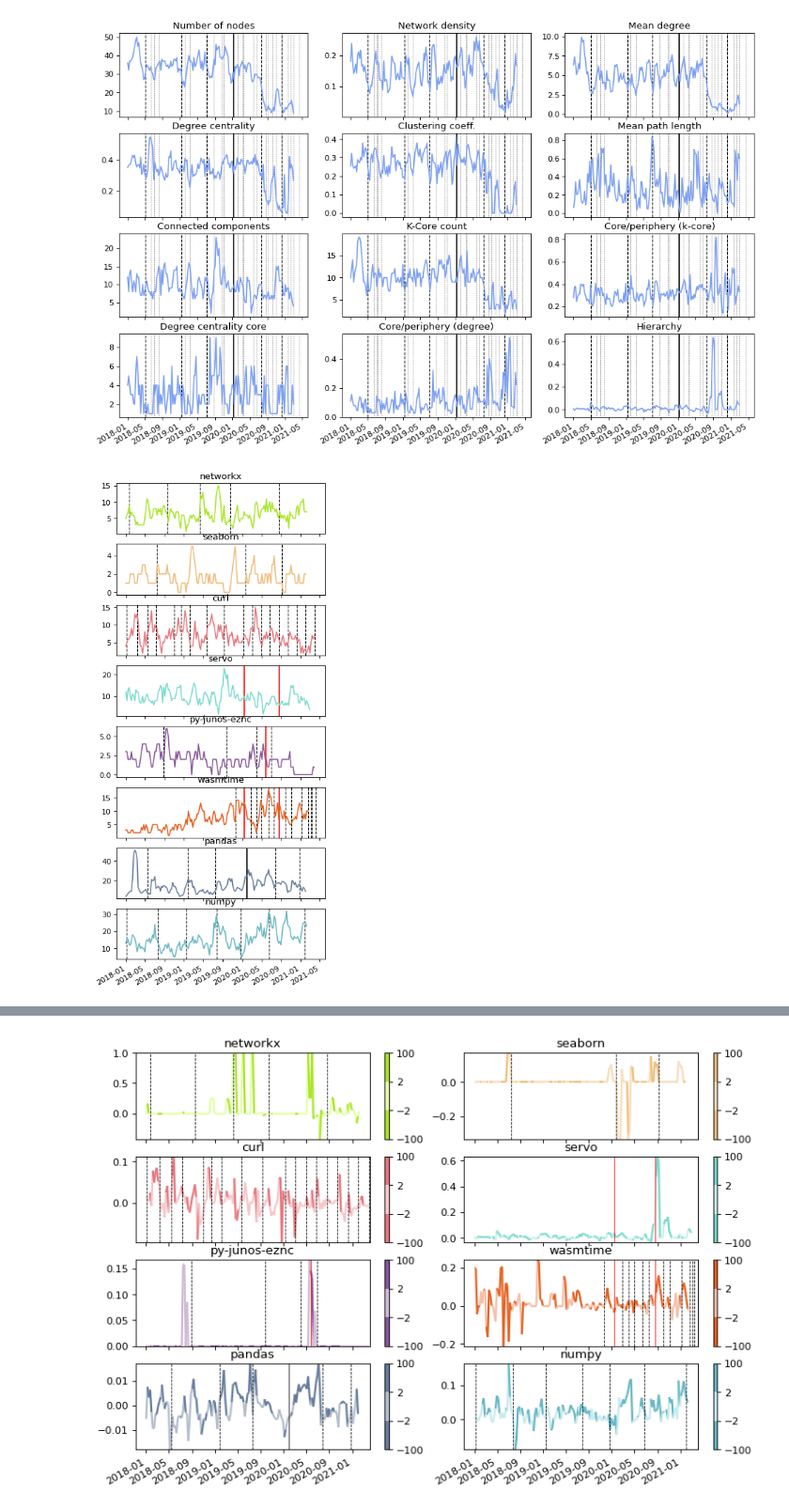
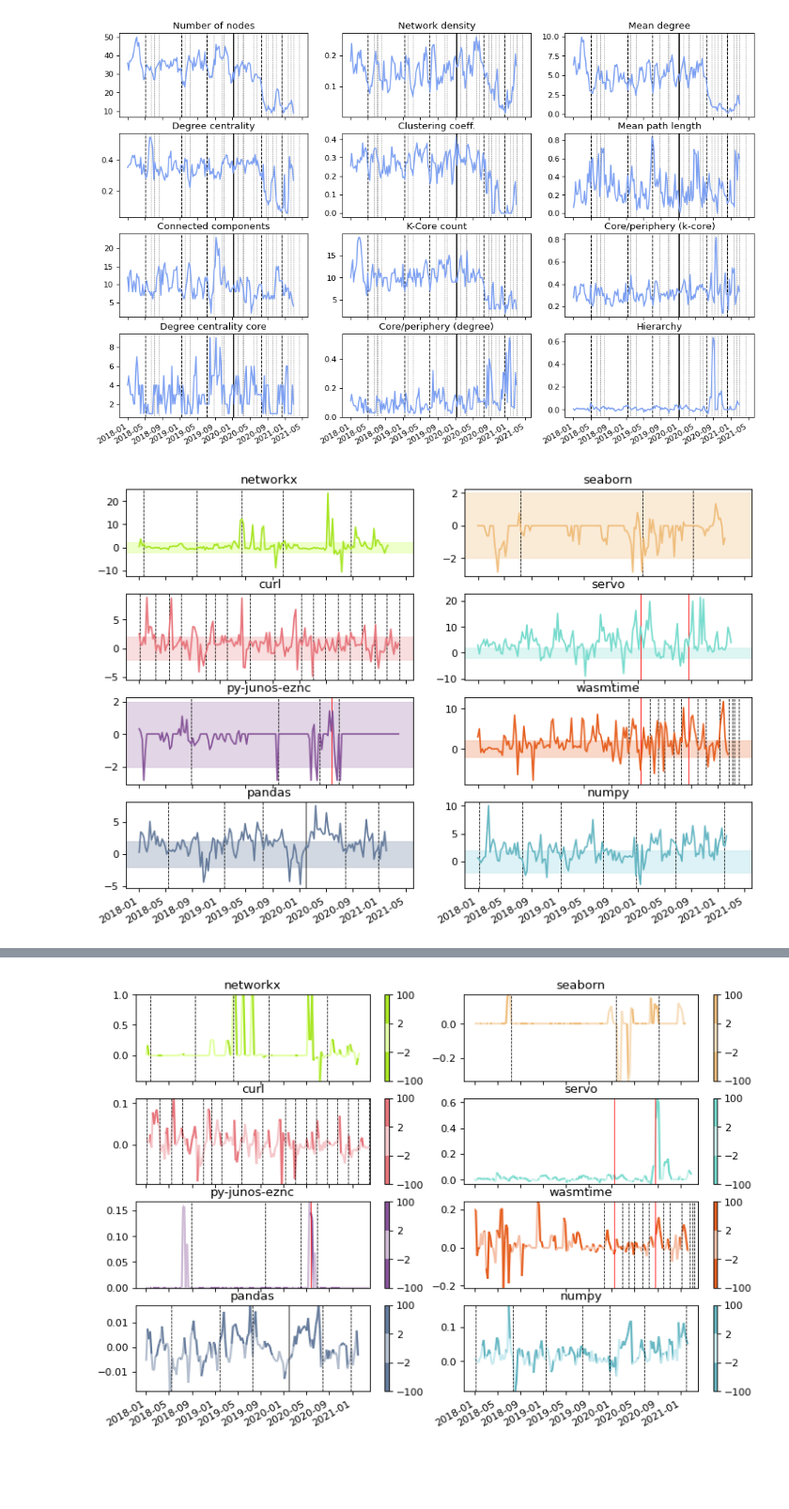
Before and after one commit to csepanyij/master-thesis, a Jupyter notebook: notebooks/releases.ipynb, the cells around one changed output, grey strips where cells are left out. Shown at 94% size. Saved outputs shown, nothing was run; the diff lists cells and outputs as text; code cells hidden in the pictures; blank space fills up the shorter version.

Commit message:
plots, semver linreg fixed

```diff
--- a/notebooks/releases.ipynb
+++ b/notebooks/releases.ipynb
@@ -852,77 +873,60 @@ stat_names = [
     'Mean path length',
     'Connected components',
     'K-Core count',
     'Core/periphery (k-core)',
     'Degree centrality core',
     'Core/periphery (degree)',
     'Hierarchy'
 ]
 
-fig = plt.figure(figsize=(5, 13), dpi=80)
+fig = plt.figure(figsize=(11, 8), dpi=80)
 #fig = plt.figure(figsize=(5, 1.6), dpi=80)
-gs = fig.add_gridspec(8, 1, hspace=0.2, wspace=0.18)
+gs = fig.add_gridspec(4, 2, hspace=0.2, wspace=0.18)
 plots = gs.subplots(sharex=True)
 #plot = fig.subplots(sharex=True)
 myFmt = mdates.DateFormatter('%Y-%m')
 i = 0
 
 repos_for_stats = [
     'networkx',
     'seaborn',
     'curl',
     'servo',
     'py-junos-eznc',
     'wasmtime',
     'pandas',
     'numpy'
 ]
 
 for plot_row in plots:
-    #for plot in plot_row:
-    plot = plot_row
-    try:
-        current_repo = repos_for_stats[i]
-        #plot.suptitle(stat_names[i], fontsize=20)
-        plot.set_title(current_repo)
-        for r in repo_releases[current_repo]:
-            if repo_releases[current_repo][r] == 'major':
-                plot.axvline(x=r, color='black', ls='-')
-            elif repo_releases[current_repo][r] == 'minor':
-                plot.axvline(x=r, color='black', ls='--', lw=1)
-            elif repo_releases[current_repo][r] == 'patch':
-            #    plot.axvline(x=r, color='black', ls=':', lw=0.5)
-                pass
-            else:
-                plot.axvline(x=r, color='red', ls='-')
-
-        #plot.plot(x[repos[current_repo]['repo']], [y['Number of nodes'] for y in stats[repos[current_repo]['repo']]], label = current_repo, color = repo_colors[current_repo])
-        #plot.plot(x[current_repo], [y['Mean path length'] for y in stats[current_repo]], label = current_repo, color = repo_colors[current_repo]['shade2'])
-        #plot.set_ylabel('clust. coeff.')
-        #plot2 = plot.twinx()
-        #plot2.plot(x[repos[current_repo]['repo']], [y['Mean path length'] for y in stats[repos[current_repo]['repo']]], label = current_repo, color = repo_colors[current_repo]['shade1'])
-        #plot2.set_ylabel('density')
-
-        #plot.plot(x[repos[current_repo]['repo']], [y['Degree centrality'] for y in stats[repos[current_repo]['repo']]], label = current_repo, color = repo_colors[current_repo])
-        #plot.plot(x[repos[current_repo]['repo']], [y['Clustering coeff.'] for y in stats[repos[current_repo]['repo']]], label = current_repo, color = repo_colors[current_repo])
-        #plot.plot(x[repos[current_repo]['repo']], [y['Mean path length'] for y in stats[repos[current_repo]['repo']]], label = current_repo, color = repo_colors[current_repo])
-        plot.plot(x[current_repo], [y['Connected components'] for y in stats[current_repo]], label = current_repo, color = repo_colors[current_repo]['shade1'])
-        #plot2 = plot.twinx()
-        #plot.plot(x[current_repo], [y['Connected components'] for y in random_stats[current_repo]], label = current_repo, color = repo_colors[current_repo]['shade2'])
-
-        #plot.plot(x[repos[current_repo]['repo']], [y['K-Core count'] for y in stats[repos[current_repo]['repo']]], label = current_repo, color = repo_colors[current_repo])
-        #plot.plot(x[repos[current_repo]['repo']], [y['Core/periphery (k-core)'] for y in stats[repos[current_repo]['repo']]], label = current_repo, color = repo_colors[current_repo])
-        #plot.plot(x[repos[current_repo]['repo']], [y['Degree centrality core'] for y in stats[repos[current_repo]['repo']]], label = current_repo, color = repo_colors[current_repo])
-        #plot.plot(x[repos[current_repo]['repo']], [y['Core/periphery (degree)'] for y in stats[repos[current_repo]['repo']]], label = current_repo, color = repo_colors[current_repo])
-        #plot.plot(x[repos[current_repo]['repo']], [y['Hierarchy'] for y in stats[repos[current_repo]['repo']]], label = current_repo, color = repo_colors[current_repo])
-        plot.xaxis.set_major_formatter(myFmt)
-        #plot.set_ylim(ymin=0)
-        #plot.spines['right'].set_visible(False)
-        #plot.spines['top'].set_visible(False)
-        #plot.axhspan(-2, 2,color = repo_colors[current_repo]['shade2'],alpha=0.6)
-        i = i + 1
-    except IndexError:
-        pass
+    for plot in plot_row:
+    #plot = plot_row
+        try:
+            current_repo = repos_for_stats[i]
+            #plot.suptitle(stat_names[i], fontsize=20)
+            plot.set_title(current_repo)
+            for r in repo_releases[current_repo]:
+                if repo_releases[current_repo][r] == 'major' and current_repo != 'servo':
+                    plot.axvline(x=r, color='black', ls='-', lw=0.7)
+                elif repo_releases[current_repo][r] == 'minor' and current_repo != 'servo':
+                    plot.axvline(x=r, color='black', ls='--', lw=0.7)
+                elif repo_releases[current_repo][r] == 'patch' and current_repo != 'servo':
+                #    plot.axvline(x=r, color='black', ls=':', lw=0.5)
+                    pass
+                elif repo_releases[current_repo][r] == 'unexpected':
+                    plot.axvline(x=r, color='red', ls='-', lw=0.7)
+            y = [y['Hierarchy'] if y['Hierarchy'] else 0 for y in random_stats[current_repo]]
+            y = [y_ if not math.isnan(y_) and not math.isinf(y_) else 0 for y_ in y]
+            plot.plot(x[current_repo], y, label = current_repo, color = repo_colors[current_repo]['shade1'])
+            plot.xaxis.set_major_formatter(myFmt)
+            #plot.set_ylim(ymin=0)
+            #plot.spines['right'].set_visible(False)
+            #plot.spines['top'].set_visible(False)
+            plot.axhspan(-2, 2,color = repo_colors[current_repo]['shade2'],alpha=0.6)
+            i = i + 1
+        except IndexError:
+            pass
 
 fig.autofmt_xdate()
 # %% [output]
-[figure, old version]
+[figure, new version]
```
Also changed, not shown: parts of 4 cells of this notebook, 8 other files.
